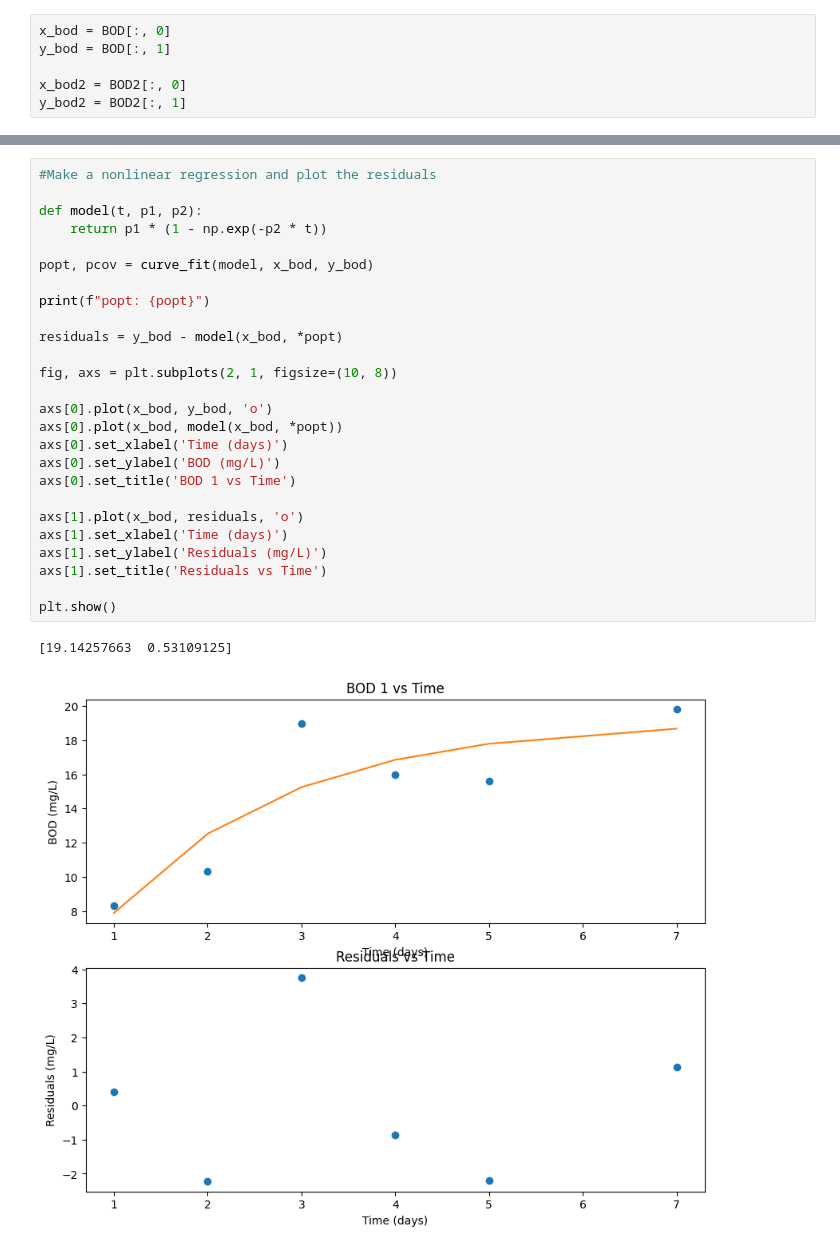
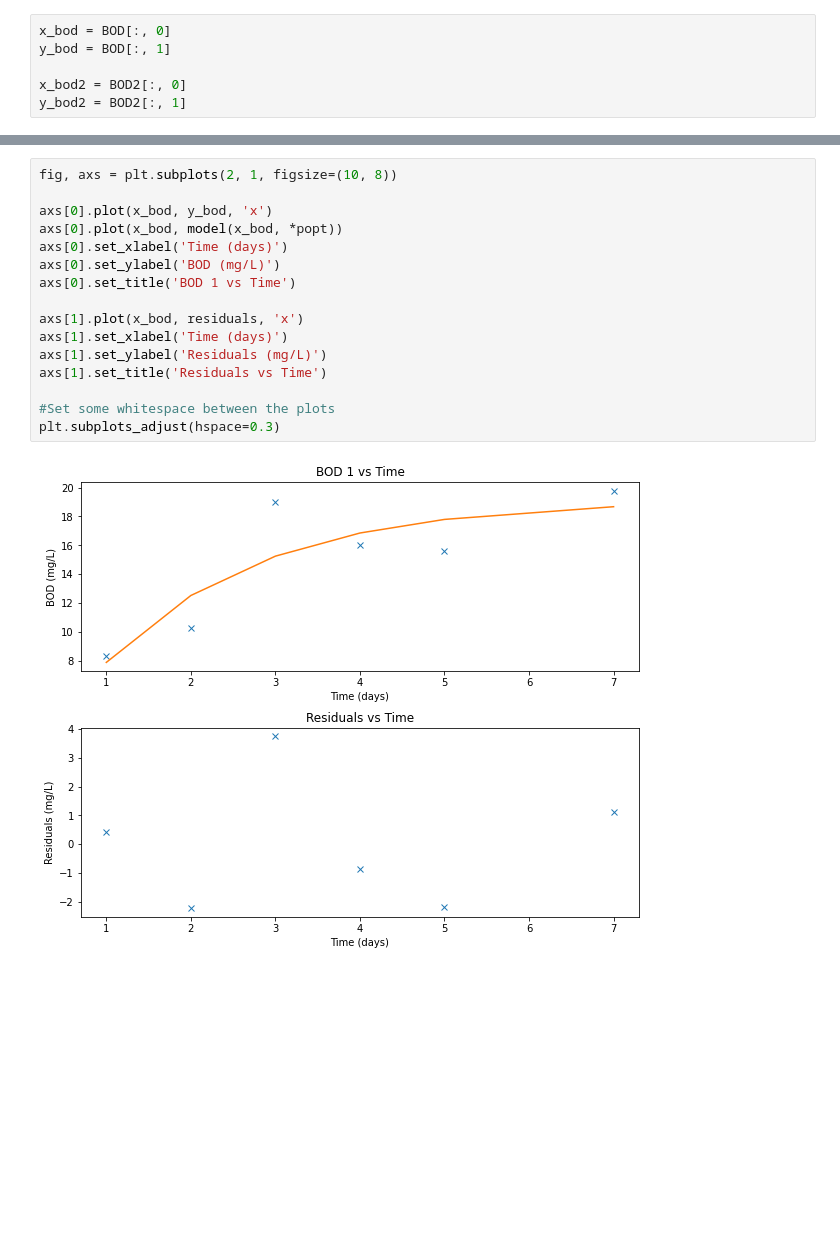
Before and after one commit to OlofssonFredrik/KETN40, a Jupyter notebook: DigitalEx2/EDA.ipynb, the cells around one changed output, grey strips where cells are left out. Drawn from its saved outputs; the diff is of its cells as text; blank space fills up the shorter version.

```diff
--- a/DigitalEx2/EDA.ipynb
+++ b/DigitalEx2/EDA.ipynb
@@ -29,29 +60,18 @@ plt.show()
 # %%
-#Make a nonlinear regression and plot the residuals
-
-def model(t, p1, p2):
-    return p1 * (1 - np.exp(-p2 * t))
-
-popt, pcov = curve_fit(model, x_bod, y_bod)
-
-print(f"popt: {popt}")
-
-residuals = y_bod - model(x_bod, *popt)
-
 fig, axs = plt.subplots(2, 1, figsize=(10, 8))
 
-axs[0].plot(x_bod, y_bod, 'o')
+axs[0].plot(x_bod, y_bod, 'x')
 axs[0].plot(x_bod, model(x_bod, *popt))
 axs[0].set_xlabel('Time (days)')
 axs[0].set_ylabel('BOD (mg/L)')
 axs[0].set_title('BOD 1 vs Time')
 
-axs[1].plot(x_bod, residuals, 'o')
+axs[1].plot(x_bod, residuals, 'x')
 axs[1].set_xlabel('Time (days)')
 axs[1].set_ylabel('Residuals (mg/L)')
 axs[1].set_title('Residuals vs Time')
 
-plt.show()
+#Set some whitespace between the plots
+plt.subplots_adjust(hspace=0.3)
 # %% [output]
-[19.14257663  0.53109125]
-[figure, old version]
+[figure, new version]
```
Also changed, not shown: parts of 2 cells of this notebook.
